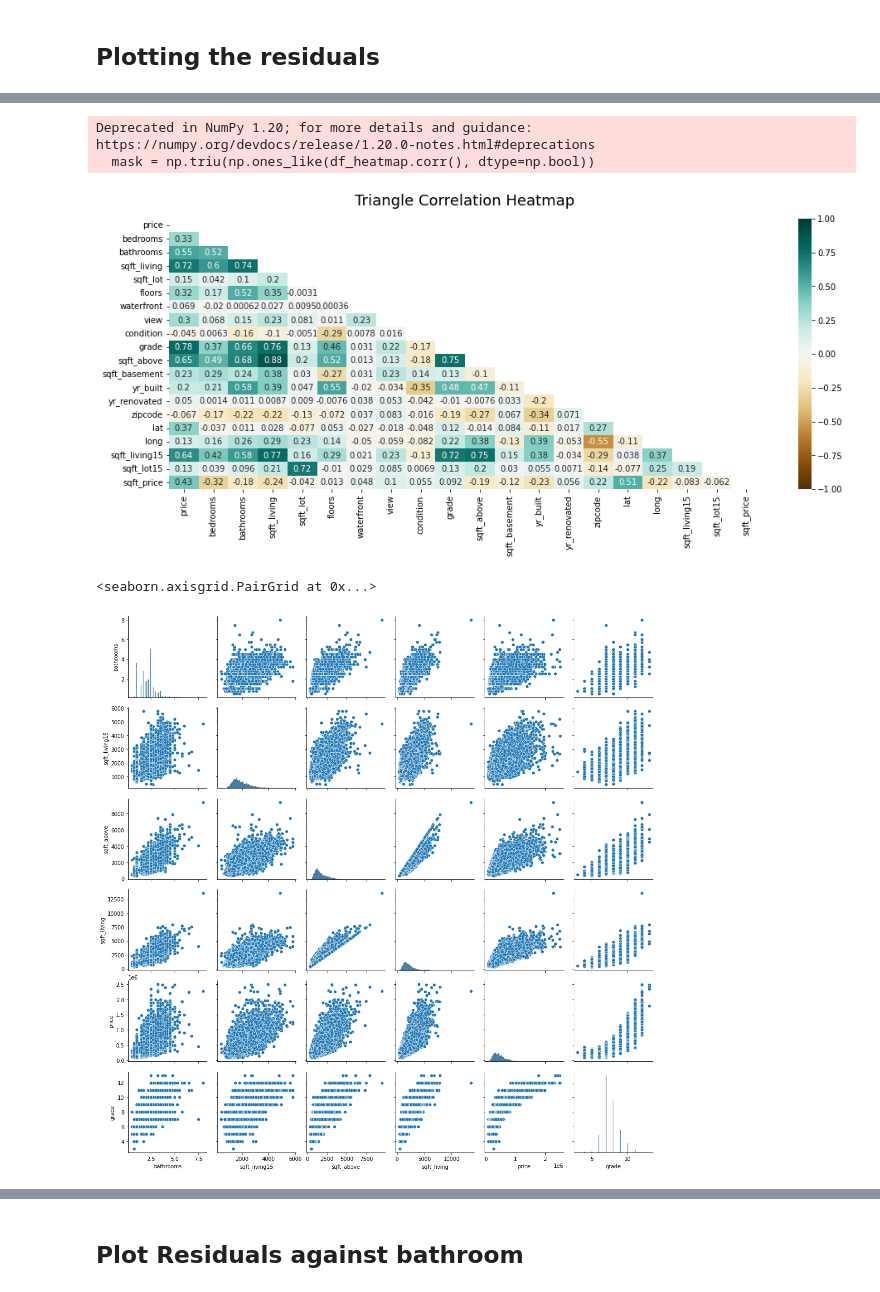
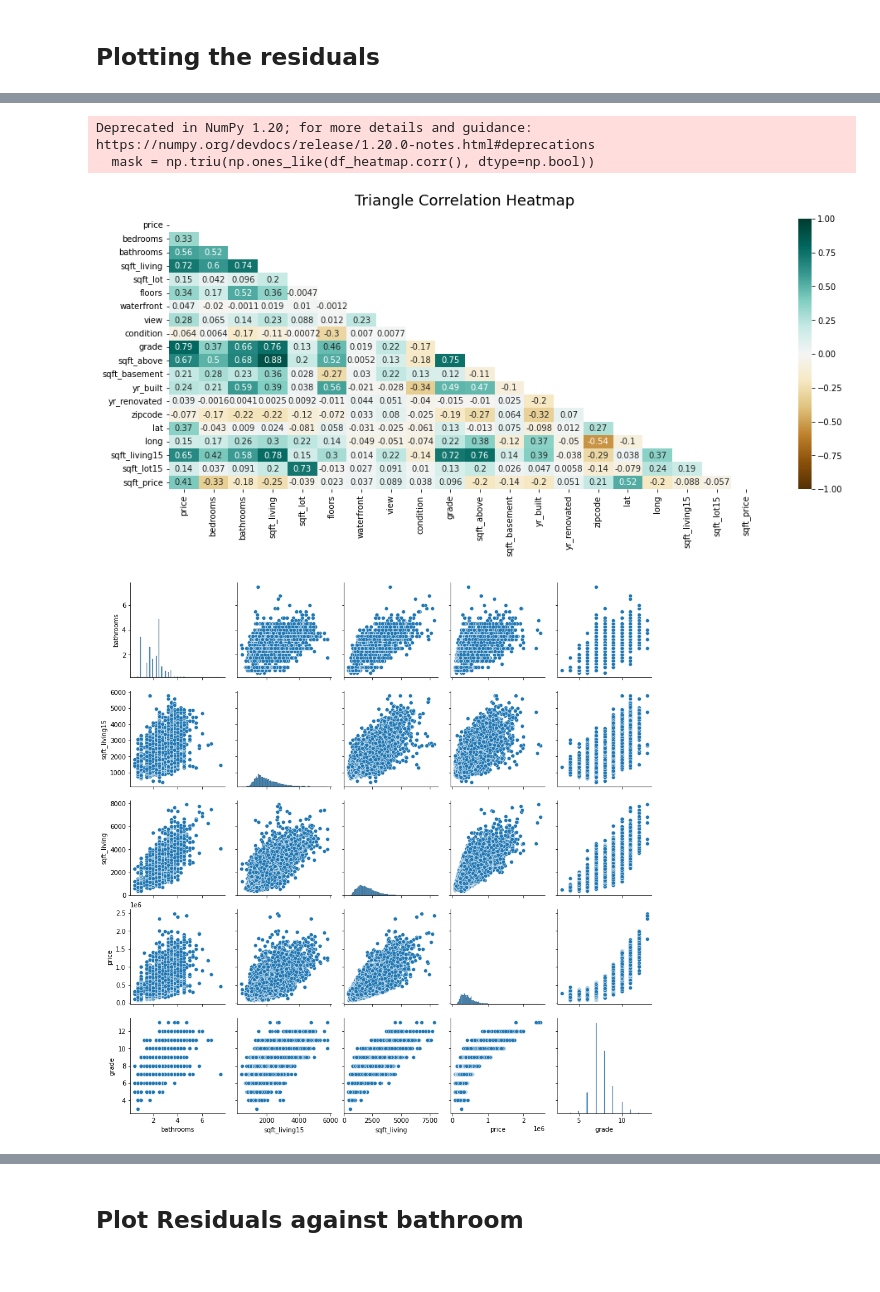
Before and after one commit to christine-berlin/house_price_predictions, a Jupyter notebook: notebooks/EDA.ipynb, the cells around one changed output, grey strips where cells are left out. Drawn from its saved outputs; the diff is of its cells as text; code cells hidden in the pictures.

```diff
--- a/notebooks/EDA.ipynb
+++ b/notebooks/EDA.ipynb
@@ -109,11 +109,11 @@ yr_renovated
 #waterfront has values 0 and 1, so replace Nans by 0
 df_king_county['waterfront'].isnull().sum()
 df_king_county['waterfront'].value_counts()
-df_king_county.waterfront = df_king_county.waterfront.replace(np.nan, 0)
+df_king_county.waterfront.fillna(0, inplace=True)
 # %%
 #view has values from 0 to 4, so replace nans by o
 df_king_county['view'].value_counts()
-df_king_county.view = df_king_county.view.replace(np.nan, 0)
+df_king_county.view.fillna(0, inplace=True)
 # %%
 #df_king_county.yr_renovated.isnull().sum()
 df_king_county.yr_renovated.value_counts()
@@ -274,10 +269,13 @@ sns.boxplot(x='grade', y = 'price', data=df_king_county_cut, showmeans = True)
 [figure]
 # %%
 # remove outliers for grade 5 to 12
+# remove outliers that more than one standard deviation away from the mean
 for i in range(5, 13):
-   df_outliers = df_king_county_cut.query('grade==@i')
+   df_outliers = df_king_county_cut.query('grade=={}'.format(i))
    mean = df_outliers.price.mean()
-   df_king_county_cut = df_king_county_cut.drop(df_king_county_cut[(df_king_county_cut.price > 1.5*mean) & (df_king_county_cut.grade == i)].index)
+   standard_dev = np.std(df_outliers.price)
+   #df_king_county_cut = df_king_county_cut.drop(df_king_county_cut[(df_king_county_cut.price > 1.5*mean) & (df_king_county_cut.grade == i)].index)
+   df_king_county_cut = df_king_county_cut.drop(df_king_county_cut[(df_king_county_cut.price > standard_dev+mean) & (df_king_county_cut.grade == i)].index)
 # %% [markdown]
 Without the outliers the grade price relation looks more linear.
 # %%
@@ -375,11 +372,10 @@ heatmap.set_title('Triangle Correlation Heatmap', fontdict={'fontsize':18}, pad=
 # %% [output]
 Deprecated in NumPy 1.20; for more details and guidance: https://numpy.org/devdocs/release/1.20.0-notes.html#deprecations
   mask = np.triu(np.ones_like(df_heatmap.corr(), dtype=np.bool))
-[figure, old version]
+[figure, new version]
 # %%
-x_columns = ['bathrooms','sqft_living15', 'sqft_above', 'sqft_living', 'price', 'grade']
-sns.pairplot(df_king_county_cut[x_columns])
+x_columns = ['bathrooms','sqft_living15', 'sqft_living', 'price', 'grade']
+sns.pairplot(df_king_county_cut[x_columns]);
 # %% [output]
-<seaborn.axisgrid.PairGrid at 0x...>
-[figure, old version]
+[figure, new version]
 # %% [markdown]
```
Also changed, not shown: parts of 34 cells of this notebook.
